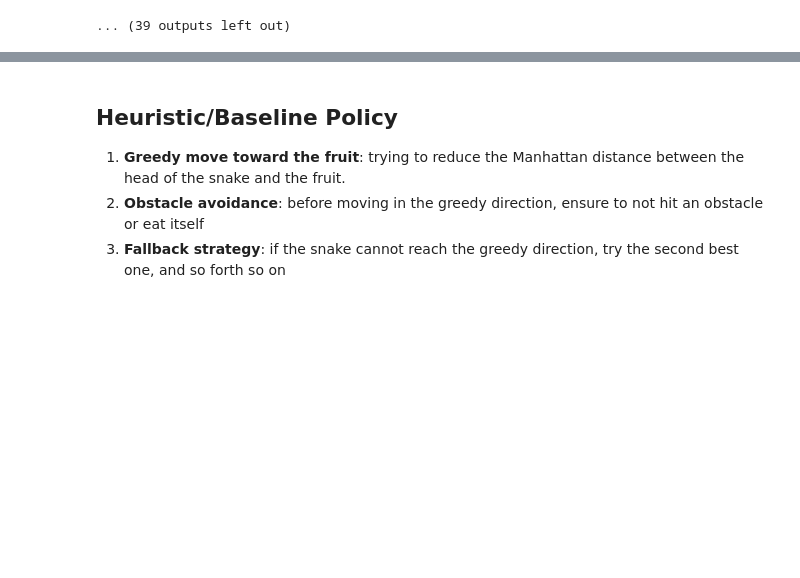
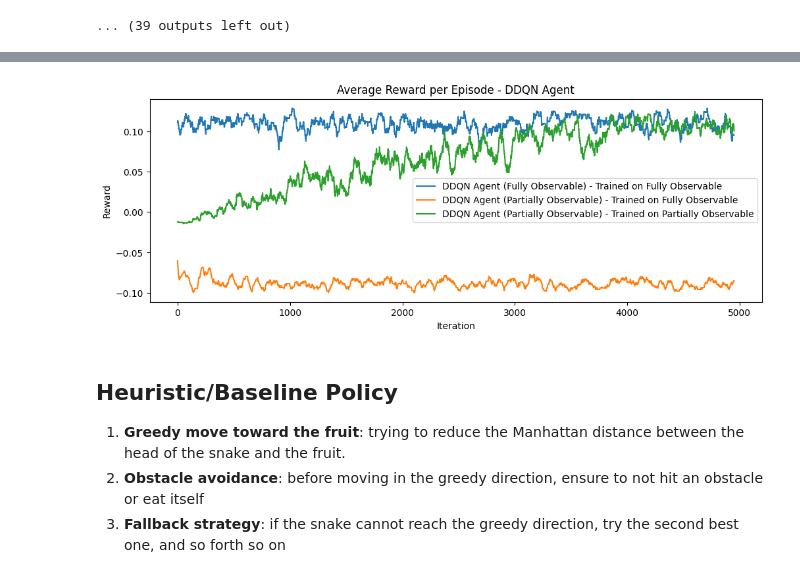
Before and after one commit to eddyfri/Snake-RL, a Jupyter notebook: main.ipynb, the cells around one changed output, grey strips where cells are left out. Cells and saved outputs as stored; diff of their text form; code cells hidden in the pictures; blank space fills up the shorter version.

```diff
--- a/main.ipynb
+++ b/main.ipynb
@@ -345,0 +544,24 @@ Wall hits: 2
+# %%
+env = get_env(partially_observable=True)
+agent = DoubleDQNAgent(state_shape=env.to_state().shape[1:], n_actions=4, buffer_size=10000, batch_size=128, epsilon_start=1., epsilon_end=0.1, epsilon_decay=0.9995, learning_rate=1e-4, gamma=GAMMA, target_update_freq=100)
+agent.load_weights("weights/snake_ddqn_weights.h5")
+
+rewards_history_loaded_ddqn_po = []
+wall_hits_loaded_ddqn_po = []
+fruits_eaten_loaded_ddqn_po = []
+loss_history_loaded_ddqn_po = []
+
+for iteration in trange(ITERATIONS):
+    state = tf.constant(env.to_state())
+    actions = agent.select_action(state)
+    rewards = env.move(actions)
+    wall_hits_count = np.sum(rewards == env.HIT_WALL_REWARD)
+    wall_hits_loaded_ddqn_po.append(wall_hits_count)
+    fruits_eaten_count = np.sum(rewards == env.FRUIT_REWARD)
+    fruits_eaten_loaded_ddqn_po.append(fruits_eaten_count)
+    rewards_history_loaded_ddqn_po.append(np.mean(rewards))
+    dones = np.isin(rewards.numpy().flatten(), [env.WIN_REWARD, env.HIT_WALL_REWARD, env.ATE_HIMSELF_REWARD])
+
+print(f"Avg Reward: {np.mean(rewards_history_loaded_ddqn_po):.2f}")
+print(f"Avg Wall Hits: {np.mean(wall_hits_loaded_ddqn_po):.2f}")
+print(f"Avg Fruits Eaten: {np.mean(fruits_eaten_loaded_ddqn_po):.2f}")
@@ -345,0 +575,5 @@ Wall hits: 2
+# %%
+env = get_env(partially_observable=True)
+agent = DoubleDQNAgent(state_shape=env.to_state().shape[1:], n_actions=4, buffer_size=10000, batch_size=128, epsilon_start=1., epsilon_end=0.1, epsilon_decay=0.9995, learning_rate=1e-4, gamma=GAMMA, target_update_freq=100)
+
+rewards_history_ddqn_po, wall_hits_ddqn_po, fruits_eaten_ddqn_po, loss_history_ddqn_po = training(ITERATIONS, env, agent, save_weights=True, save_path="weights/", file_name="snake_ddqn_weights_po.h5")
@@ -346,3 +618,17 @@ Wall hits: 2
+# %%
+plt.figure(figsize=(12, 4))
+plt.plot(moving_average(rewards_history_loaded_ddqn, window), label='DDQN Agent (Fully Observable) - Trained on Fully Observable')
+plt.plot(moving_average(rewards_history_loaded_ddqn_po, window), label='DDQN Agent (Partially Observable) - Trained on Fully Observable')
+plt.plot(moving_average(rewards_history_ddqn_po, window), label='DDQN Agent (Partially Observable) - Trained on Partially Observable')
+plt.title('Average Reward per Episode - DDQN Agent')
+plt.xlabel('Iteration')
+plt.ylabel('Reward')
+plt.legend()
+plt.savefig("plots/rewards_ddqn.png", bbox_inches='tight')
+plt.show()
+plt.close()
+# %% [output]
+[figure, added]
 # %% [markdown]
 ## Heuristic/Baseline Policy
 
```
Also changed, not shown: parts of 24 cells of this notebook, 17 other files.
